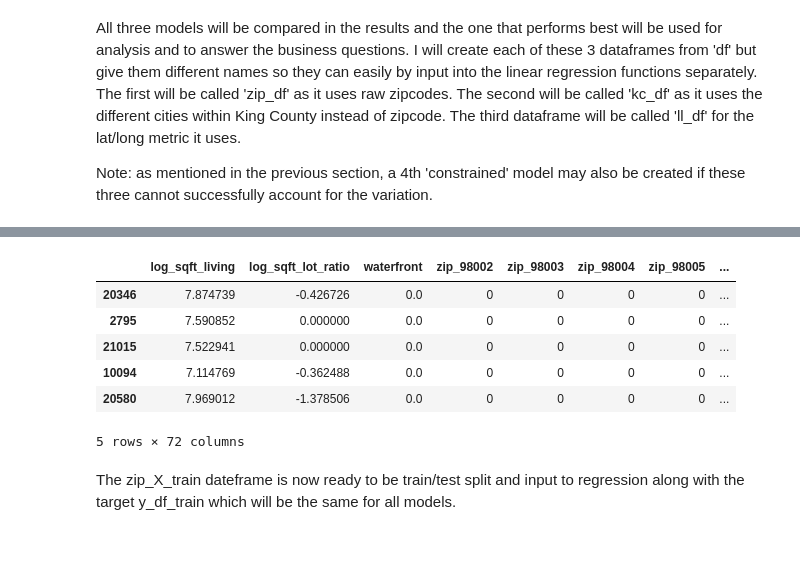
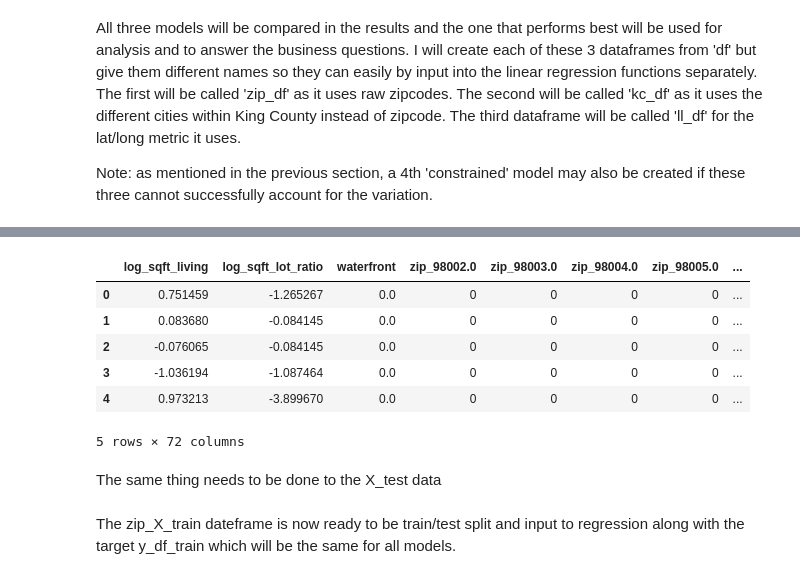
Before and after one commit to jonnyhof/kings_county_housing_analysis, a Jupyter notebook: jonny_king_county_analysis.ipynb, the cells around one changed output, grey strips where cells are left out. Cells and saved outputs as stored; diff of their text form; code cells hidden in the pictures; blank space fills up the shorter version.

```diff
--- a/jonny_king_county_analysis.ipynb
+++ b/jonny_king_county_analysis.ipynb
@@ -177,3 +180,5 @@ df.dropna(subset=['waterfront'], inplace=True)
+# %%
+df = df[df['bedrooms'] < 33]
 # %% [markdown]
 #### *Lot Ratio Column*
 All three models will use the log transformed continuous features and the ratio of lot to neighbor lots, so I will first create and update those in 'df' so they all apply to the 3 dataframes created from 'df' after.
@@ -255,3 +258,12 @@ zip_cols = ['log_sqft_living', 'log_sqft_lot_ratio', 'waterfront', 'zipcode']
 
 # create the df for this model
 zip_df = X_df_train[zip_cols]
+# %%
+# use Standard Scalar to scale the two continuous columns, log_sqft_living and log_sqft_lot_ratio
+# I am also using column transformer to make sure the other columns are left the same
+
+ct = ColumnTransformer([
+        ('zip_transform', StandardScaler(), ['log_sqft_living', 'log_sqft_lot_ratio'])
+    ], remainder='passthrough')
+
+zip_df_scaled = pd.DataFrame(ct.fit_transform(zip_df), columns=zip_cols)
@@ -258,15 +279,17 @@ zip_df = X_df_train[zip_cols]
 # %%
 # Here I will use Pandas get dummy variable function to encode zips
 
-zip_dummies = pd.get_dummies(zip_df['zipcode'], prefix='zip', drop_first=True)
-zip_normals = zip_df.drop('zipcode', axis=1)
-zip_X_train = pd.concat([zip_normals, zip_dummies], axis=1)
-zip_X_train.head()
+zip_dummies = pd.get_dummies(zip_df_scaled['zipcode'], prefix='zip', drop_first=True)
+zip_normals = zip_df_scaled.drop('zipcode', axis=1)
+zip_X_train_scaled = pd.concat([zip_normals, zip_dummies], axis=1)
+zip_X_train_scaled.head()
 # %% [output]
-|  | log_sqft_living | log_sqft_lot_ratio | waterfront | zip_98002 | zip_98003 | zip_98004 | zip_98005 | ... |
-| 20346 | 7.874739 | -0.426726 | 0.0 | 0 | 0 | 0 | 0 | ... |
-| 2795 | 7.590852 | 0.000000 | 0.0 | 0 | 0 | 0 | 0 | ... |
-| 21015 | 7.522941 | 0.000000 | 0.0 | 0 | 0 | 0 | 0 | ... |
-| 10094 | 7.114769 | -0.362488 | 0.0 | 0 | 0 | 0 | 0 | ... |
-| 20580 | 7.969012 | -1.378506 | 0.0 | 0 | 0 | 0 | 0 | ... |
+|  | log_sqft_living | log_sqft_lot_ratio | waterfront | zip_98002.0 | zip_98003.0 | zip_98004.0 | zip_98005.0 | ... |
+| 0 | 0.751459 | -1.265267 | 0.0 | 0 | 0 | 0 | 0 | ... |
+| 1 | 0.083680 | -0.084145 | 0.0 | 0 | 0 | 0 | 0 | ... |
+| 2 | -0.076065 | -0.084145 | 0.0 | 0 | 0 | 0 | 0 | ... |
+| 3 | -1.036194 | -1.087464 | 0.0 | 0 | 0 | 0 | 0 | ... |
+| 4 | 0.973213 | -3.899670 | 0.0 | 0 | 0 | 0 | 0 | ... |
 5 rows × 72 columns
+# %% [markdown]
+The same thing needs to be done to the X_test data
```
Also changed, not shown: parts of 28 cells of this notebook.
